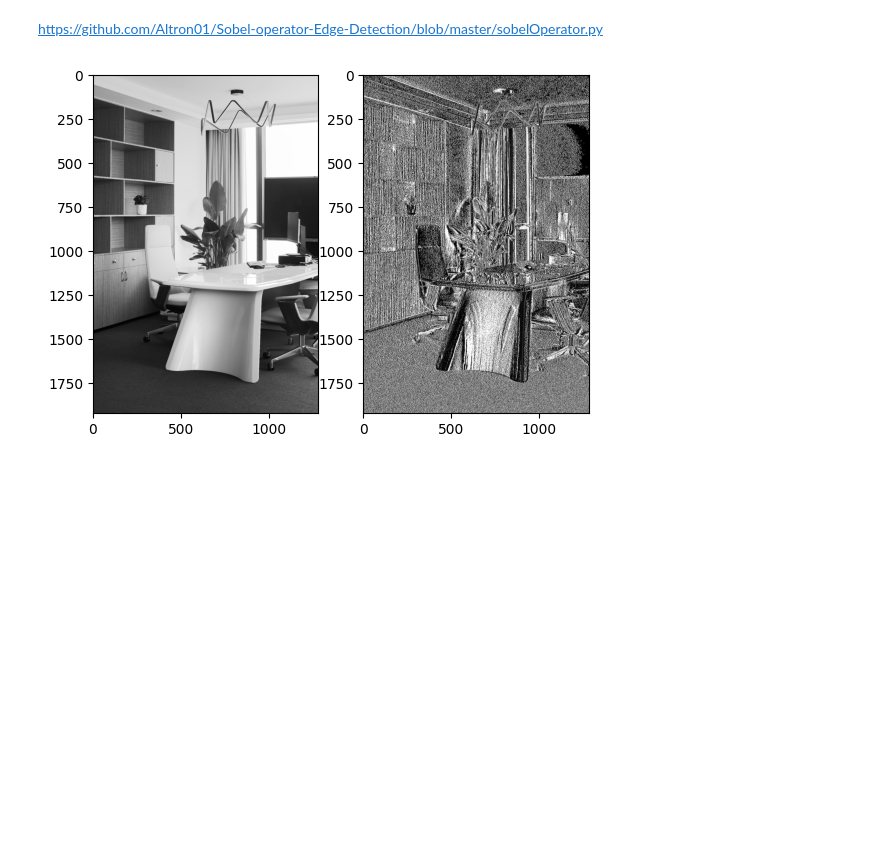
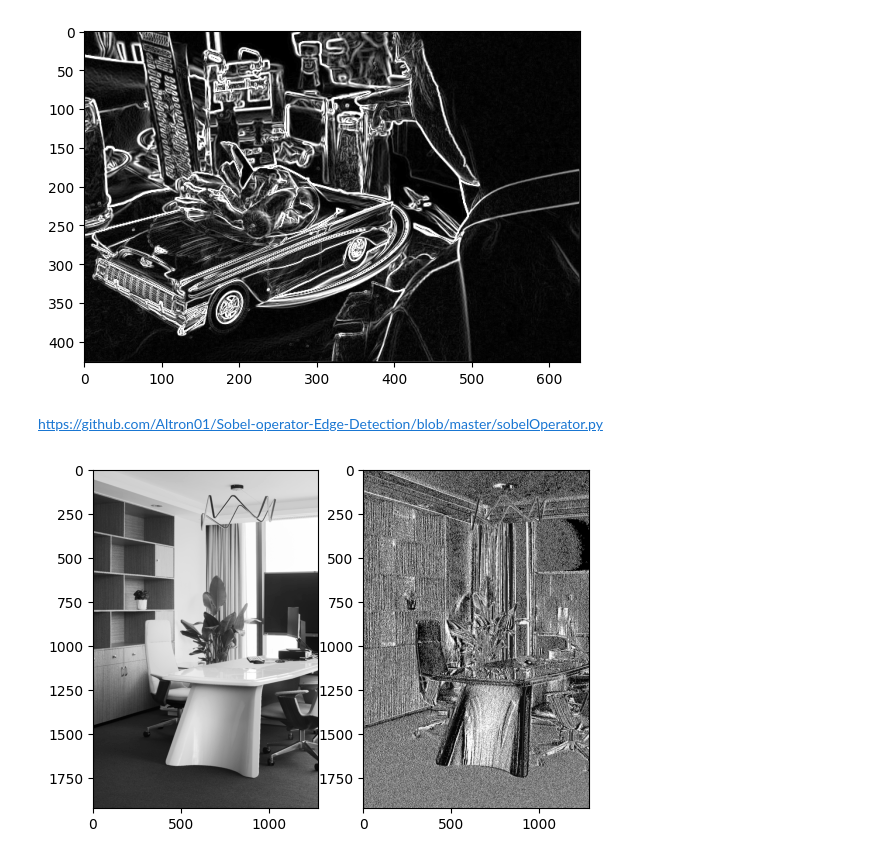
Before and after one commit to AstroBoy1/opendetrex, a Jupyter notebook: edges_gpu.ipynb, the cells around one changed output. Cells and saved outputs as stored; diff of their text form; code cells hidden in the pictures; blank space fills up the shorter version.

Commit message:
sobel output

```diff
--- a/edges_gpu.ipynb
+++ b/edges_gpu.ipynb
@@ -25,3 +29,25 @@ plt.show()
+# %%
+kernel_x, kernel_y = [1.3027, 2.3126, 1.2991], [0.9910, 1.9917, 0.9826]
+# %%
+def sobelOperator(img):
+    container = np.copy(img)
+    size = container.shape
+    for i in range(1, size[0] - 1):
+        for j in range(1, size[1] - 1):
+            gx = (kernel_x[0] * img[i - 1][j - 1] + kernel_x[1]*img[i][j - 1] + kernel_x[2]*img[i + 1][j - 1]) - (kernel_x[0]*img[i - 1][j + 1] + kernel_x[1]*img[i][j + 1] + kernel_x[2]*img[i + 1][j + 1])
+            gy = (kernel_y[0]*img[i - 1][j - 1] + kernel_y[1]*img[i - 1][j] + kernel_y[2]*img[i - 1][j + 1]) - (kernel_y[0]*img[i + 1][j - 1] + kernel_y[1]*img[i + 1][j] + kernel_y[2]*img[i + 1][j + 1])
+            # sets edgeds to 255
+            container[i][j] = min(255, np.sqrt(gx**2 + gy**2))
+    return container
+    pass
+
+img = cv2.cvtColor(cv2.imread(fn), cv2.COLOR_BGR2GRAY)
+img = sobelOperator(img)
+img = cv2.cvtColor(img, cv2.COLOR_GRAY2RGB)
+plt.imshow(img)
+plt.show()
+# %% [output]
+[figure, added]
 # %% [markdown]
 https://github.com/Altron01/Sobel-operator-Edge-Detection/blob/master/sobelOperator.py
 # %%
```
Also changed, not shown: parts of 3 cells of this notebook, 5 other files.
